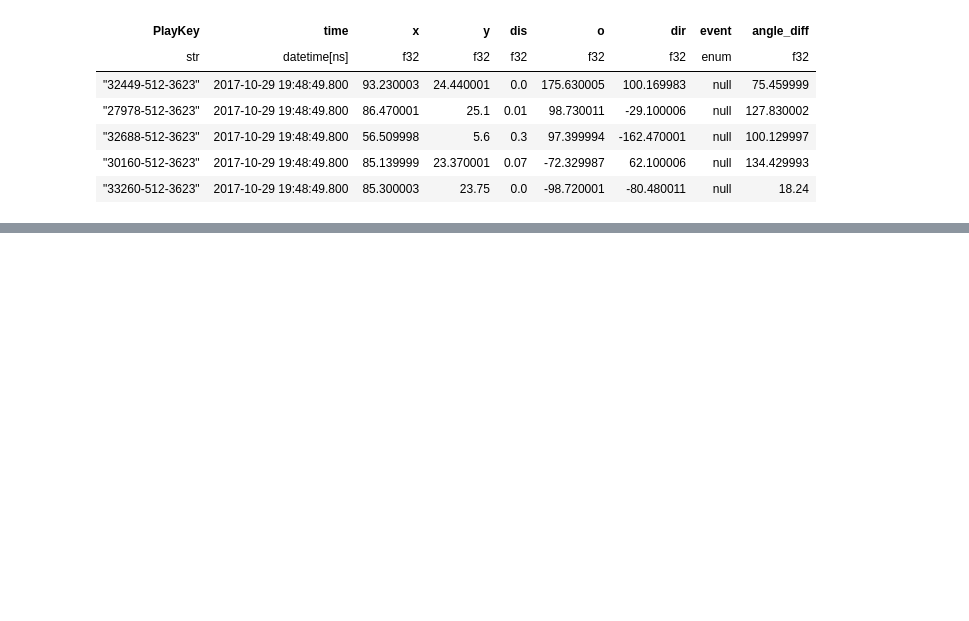
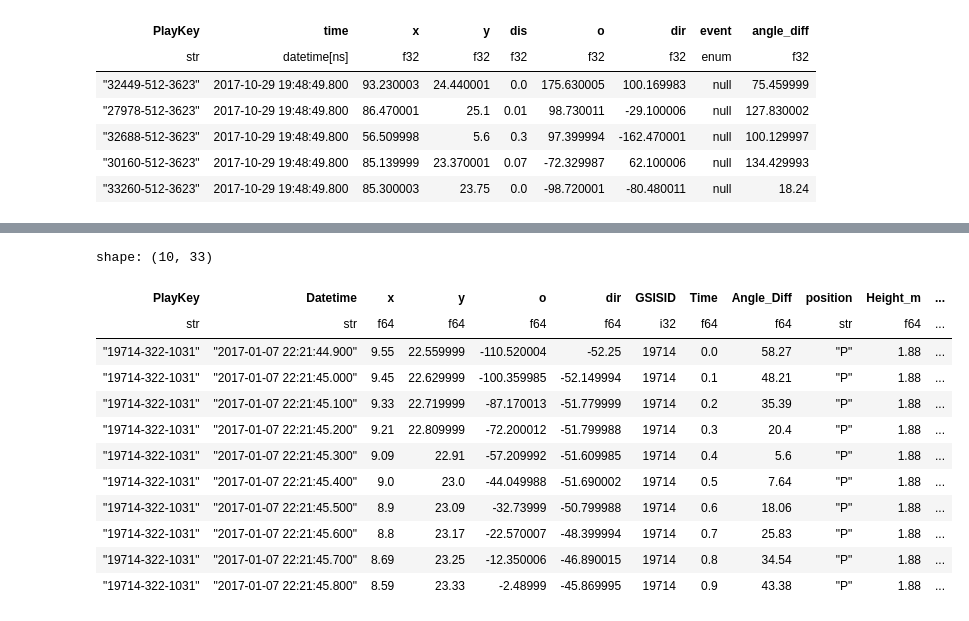
Before and after one commit to FreshOats/NFL_Data_Science, a Jupyter notebook: ETL/ETL_Concussion.ipynb, the cells around one changed output, grey strips where cells are left out. Drawn from its saved outputs; the diff is of its cells as text; code cells hidden in the pictures; blank space fills up the shorter version.

```diff
--- a/ETL/ETL_Concussion.ipynb
+++ b/ETL/ETL_Concussion.ipynb
@@ -316,0 +341,24 @@ Error:
+# %%
+lazy_df = angle_corrector(lazy_df)
+# %%
+lazy_df = body_builder(lazy_df, 'ngs_data')
+# %%
+lazy_df = velocity_calculator(lazy_df)
+# %%
+lazy_df = impulse_calculator(lazy_df)
+# %%
+lazy_df.head(10).collect()
+# %% [output]
+shape: (10, 33)
+| PlayKey | Datetime | x | y | o | dir | GSISID | Time | Angle_Diff | position | Height_m | ... |
+| str | str | f64 | f64 | f64 | f64 | i32 | f64 | f64 | str | f64 | ... |
+| "19714-322-1031" | "2017-01-07 22:21:44.900" | 9.55 | 22.559999 | -110.520004 | -52.25 | 19714 | 0.0 | 58.27 | "P" | 1.88 | ... |
+| "19714-322-1031" | "2017-01-07 22:21:45.000" | 9.45 | 22.629999 | -100.359985 | -52.149994 | 19714 | 0.1 | 48.21 | "P" | 1.88 | ... |
+| "19714-322-1031" | "2017-01-07 22:21:45.100" | 9.33 | 22.719999 | -87.170013 | -51.779999 | 19714 | 0.2 | 35.39 | "P" | 1.88 | ... |
+| "19714-322-1031" | "2017-01-07 22:21:45.200" | 9.21 | 22.809999 | -72.200012 | -51.799988 | 19714 | 0.3 | 20.4 | "P" | 1.88 | ... |
+| "19714-322-1031" | "2017-01-07 22:21:45.300" | 9.09 | 22.91 | -57.209992 | -51.609985 | 19714 | 0.4 | 5.6 | "P" | 1.88 | ... |
+| "19714-322-1031" | "2017-01-07 22:21:45.400" | 9.0 | 23.0 | -44.049988 | -51.690002 | 19714 | 0.5 | 7.64 | "P" | 1.88 | ... |
+| "19714-322-1031" | "2017-01-07 22:21:45.500" | 8.9 | 23.09 | -32.73999 | -50.799988 | 19714 | 0.6 | 18.06 | "P" | 1.88 | ... |
+| "19714-322-1031" | "2017-01-07 22:21:45.600" | 8.8 | 23.17 | -22.570007 | -48.399994 | 19714 | 0.7 | 25.83 | "P" | 1.88 | ... |
+| "19714-322-1031" | "2017-01-07 22:21:45.700" | 8.69 | 23.25 | -12.350006 | -46.890015 | 19714 | 0.8 | 34.54 | "P" | 1.88 | ... |
+| "19714-322-1031" | "2017-01-07 22:21:45.800" | 8.59 | 23.33 | -2.48999 | -45.869995 | 19714 | 0.9 | 43.38 | "P" | 1.88 | ... |
```
Also changed, not shown: parts of 8 cells of this notebook, 4 other files.
